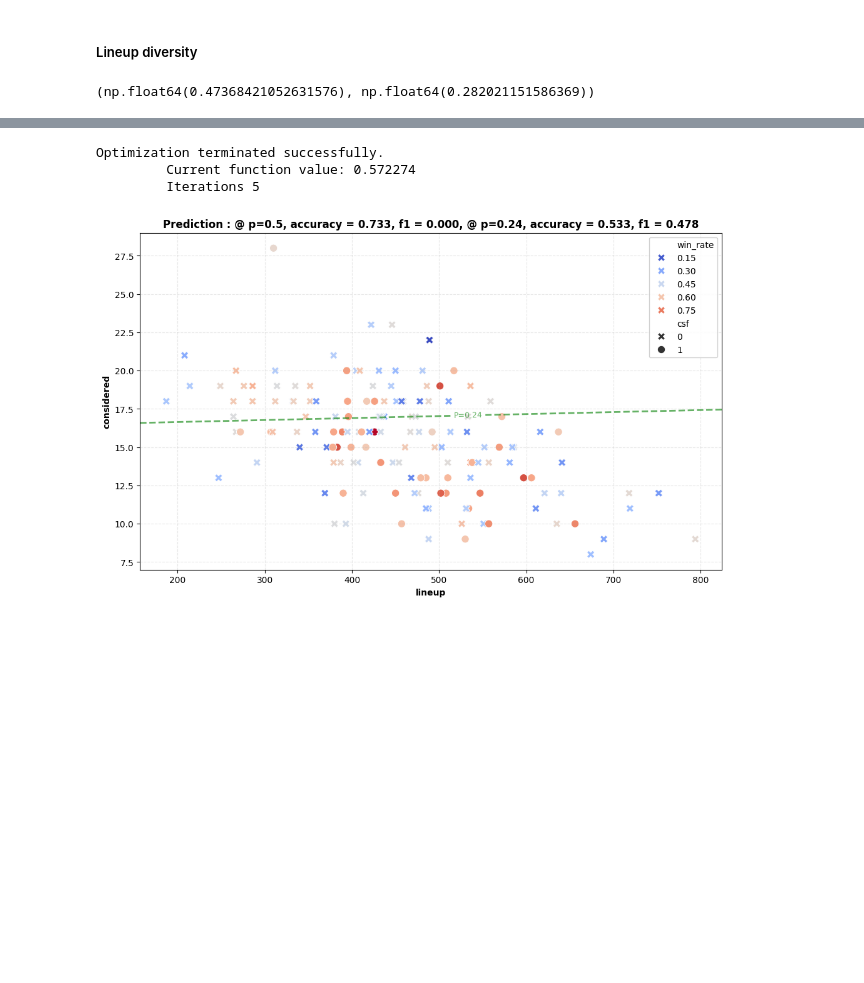
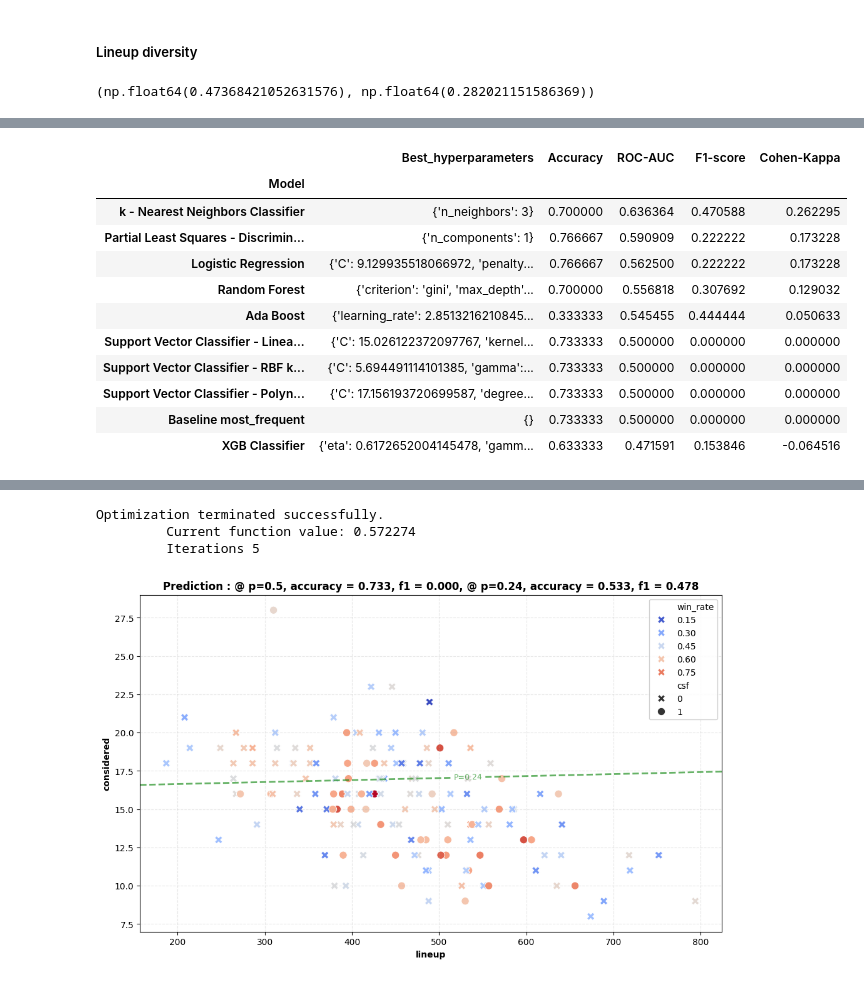
Before and after one commit to arnaud-odet/Roster_Building, a Jupyter notebook: notebooks/pbp.ipynb, the cells around one changed output, grey strips where cells are left out. Drawn from its saved outputs; the diff is of its cells as text; code cells hidden in the pictures; blank space fills up the shorter version.

```diff
--- a/notebooks/pbp.ipynb
+++ b/notebooks/pbp.ipynb
@@ -379,0 +344,11 @@ div_df
+# %%
+from roster_lib.ml.classification import compare_models_w_hpo
+
+features = ['lineups_ratio_hmean', 'nondpd_score']
+target = ['csf']
+X_train = period.success.reset_index()[period.success.reset_index()['year'] != 2019][features]
+X_test = period.success.reset_index()[period.success.reset_index()['year'] == 2019][features]
+y_train = period.success.reset_index()[period.success.reset_index()['year'] != 2019][target]
+y_test = period.success.reset_index()[period.success.reset_index()['year'] == 2019][target]
+
+ml_comp = compare_models_w_hpo(X_train= X_train, y_train= y_train, X_test= X_test, y_test= y_test, n_iter= 400)
@@ -380 +366,16 @@ div_df
+# %%
+ml_comp
+# %% [output]
+|  | Best_hyperparameters | Accuracy | ROC-AUC | F1-score | Cohen-Kappa |
+| Model |  |  |  |  |  |
+| k - Nearest Neighbors Classifier | {'n_neighbors': 3} | 0.700000 | 0.636364 | 0.470588 | 0.262295 |
+| Partial Least Squares - Discrimin... | {'n_components': 1} | 0.766667 | 0.590909 | 0.222222 | 0.173228 |
+| Logistic Regression | {'C': 9.129935518066972, 'penalty... | 0.766667 | 0.562500 | 0.222222 | 0.173228 |
+| Random Forest | {'criterion': 'gini', 'max_depth'... | 0.700000 | 0.556818 | 0.307692 | 0.129032 |
+| Ada Boost | {'learning_rate': 2.8513216210845... | 0.333333 | 0.545455 | 0.444444 | 0.050633 |
+| Support Vector Classifier - Linea... | {'C': 15.026122372097767, 'kernel... | 0.733333 | 0.500000 | 0.000000 | 0.000000 |
+| Support Vector Classifier - RBF k... | {'C': 5.694491114101385, 'gamma':... | 0.733333 | 0.500000 | 0.000000 | 0.000000 |
+| Support Vector Classifier - Polyn... | {'C': 17.156193720699587, 'degree... | 0.733333 | 0.500000 | 0.000000 | 0.000000 |
+| Baseline most_frequent | {} | 0.733333 | 0.500000 | 0.000000 | 0.000000 |
+| XGB Classifier | {'eta': 0.6172652004145478, 'gamm... | 0.633333 | 0.471591 | 0.153846 | -0.064516 |
 # %%
```
Also changed, not shown: parts of 9 cells of this notebook, 3 other files.
